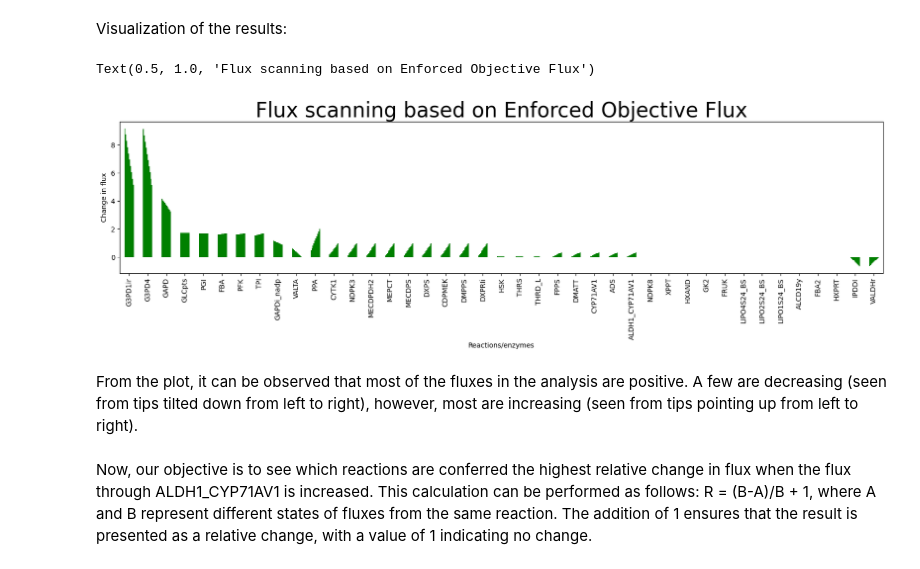
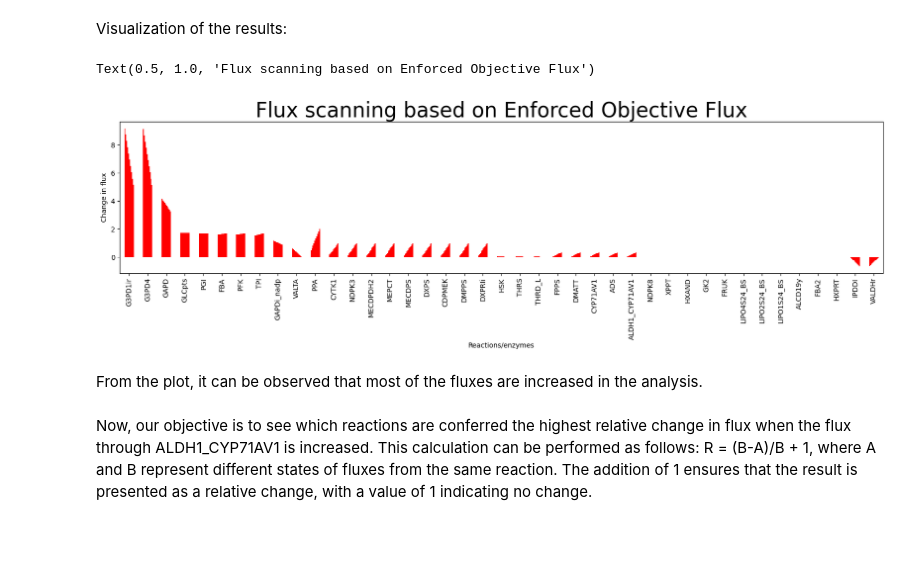
Before and after one commit to 27410/group-assignment-group6, a Jupyter notebook: 4_FSEOF_analysis.ipynb, the cells around one changed output. Drawn from its saved outputs; the diff is of its cells as text; code cells hidden in the pictures; blank space fills up the shorter version.

```diff
--- a/5_FSEOF_analysis.ipynb
+++ b/4_FSEOF_analysis.ipynb
@@ -76,26 +76,26 @@ Visualization of the results:
 # %%
 # Creating a function, which has three input variables
 # returns colouring of the values in the data frame
 def bar_color(fseof_result_df, color1, color2):
     return np.where(fseof_result_df.values >= 0, color1, color2).flatten()
 
 # Generating a plot
 fig = fseof_result_df.plot(
     legend=None,
     kind='bar',
-    color=bar_color(fseof_result_df, 'green', 'blue'),
+    color=bar_color(fseof_result_df, 'red', 'blue'),
     figsize=(20, 4),
     grid=False
 )
 
 fig.set_ylabel('Change in flux')
 fig.set_xlabel('Reactions/enzymes')
 fig.set_title('Flux scanning based on Enforced Objective Flux', size=30)
 # %% [output]
 Text(0.5, 1.0, 'Flux scanning based on Enforced Objective Flux')
-[figure, old version]
+[figure, new version]
 # %% [markdown]
-From the plot, it can be observed that most of the fluxes in the analysis are positive. A few are decreasing (seen from tips tilted down from left to right), however, most are increasing (seen from tips pointing up from left to right).
+From the plot, it can be observed that most of the fluxes are increased in the analysis.
 # %% [markdown]
 Now, our objective is to see which reactions are conferred the highest relative change in flux when the flux through ALDH1_CYP71AV1 is increased.
 This calculation can be performed as follows: R = (B-A)/B + 1, where A and B represent different states of fluxes from the same reaction. The addition of 1 ensures that the result is presented as a relative change, with a value of 1 indicating no change.
```
Also changed, not shown: parts of 9 cells of this notebook, 1 other file.
